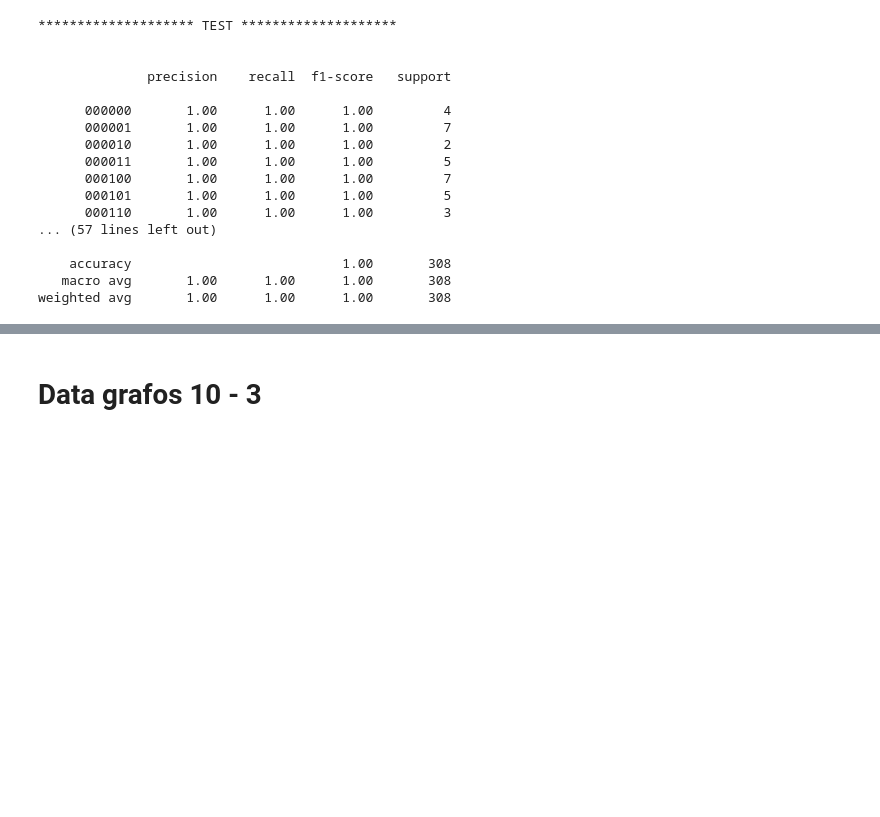
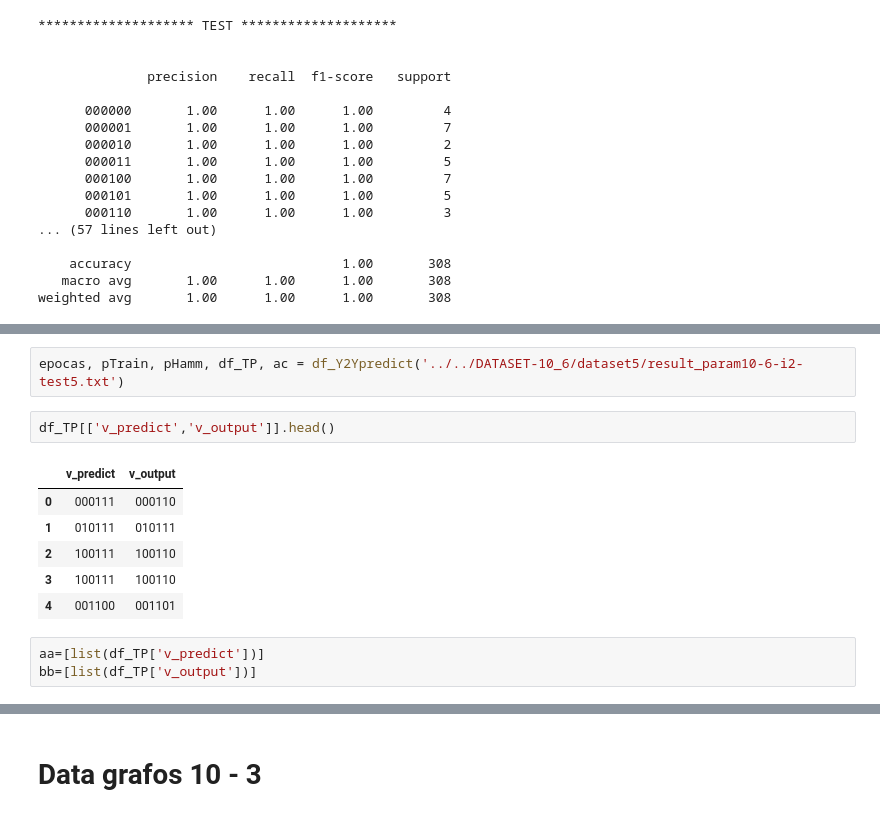
Before and after one commit to mmejiap/hypernetwork-grafos-experiment, a Jupyter notebook: Data-10-6bits-70porciento/notebook/ANÁLISIS EXPERIMENTAL - GRAFOS - HYPERNETWORK - param-i2.ipynb, the cells around one changed output, grey strips where cells are left out. Drawn from its saved outputs; the diff is of its cells as text; blank space fills up the shorter version.

```diff
--- a/Data-10-6bits-70porciento/notebook/ANÁLISIS EXPERIMENTAL - GRAFOS - HYPERNETWORK - param-i2.ipynb
+++ b/Data-10-6bits-70porciento/notebook/ANÁLISIS EXPERIMENTAL - GRAFOS - HYPERNETWORK - param-i2.ipynb
@@ -1094,0 +1252,14 @@ weighted avg       1.00      1.00      1.00       308
+# %%
+epocas, pTrain, pHamm, df_TP, ac = df_Y2Ypredict('../../DATASET-10_6/dataset5/result_param10-6-i2-test5.txt')
+# %%
+df_TP[['v_predict','v_output']].head()
+# %% [output]
+|  | v_predict | v_output |
+| 0 | 000111 | 000110 |
+| 1 | 010111 | 010111 |
+| 2 | 100111 | 100110 |
+| 3 | 100111 | 100110 |
+| 4 | 001100 | 001101 |
+# %%
+aa=[list(df_TP['v_predict'])]
+bb=[list(df_TP['v_output'])]
```
Also changed, not shown: parts of 34 cells of this notebook.
